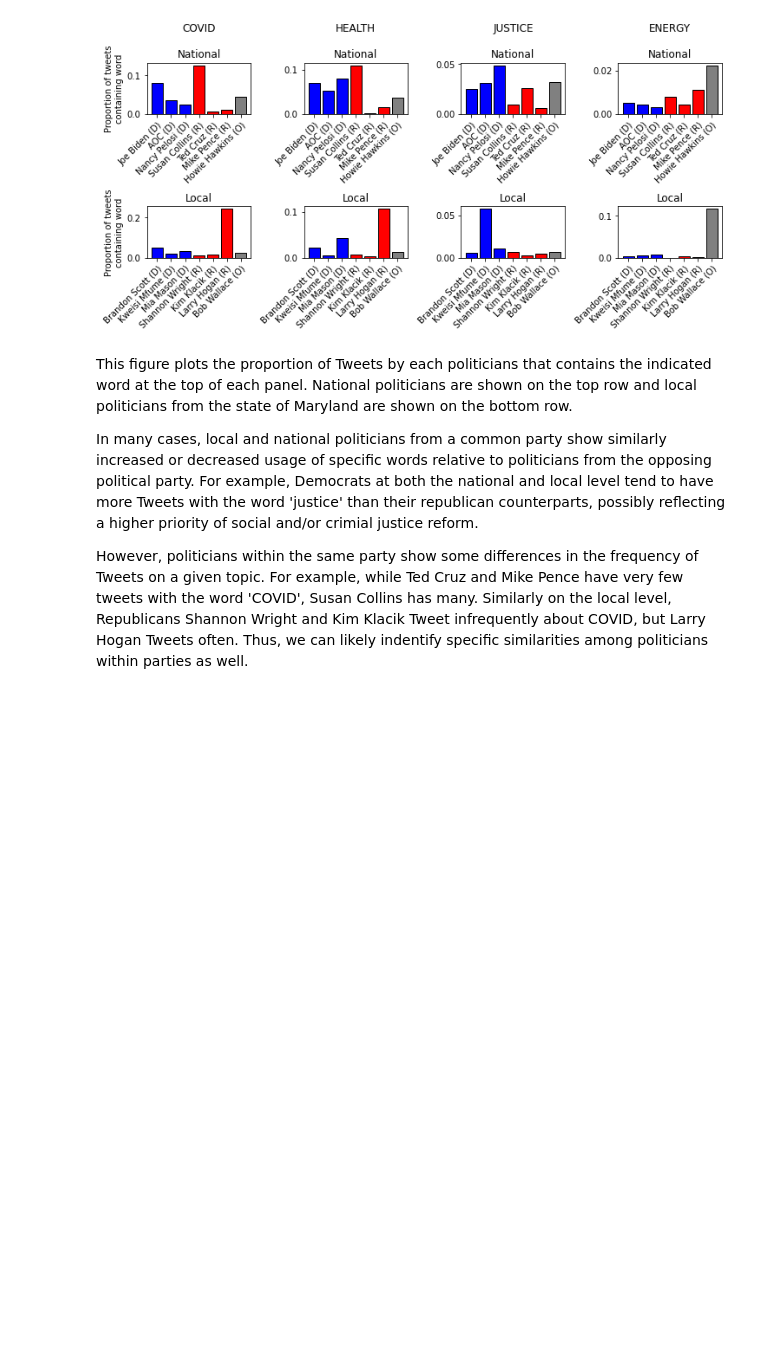
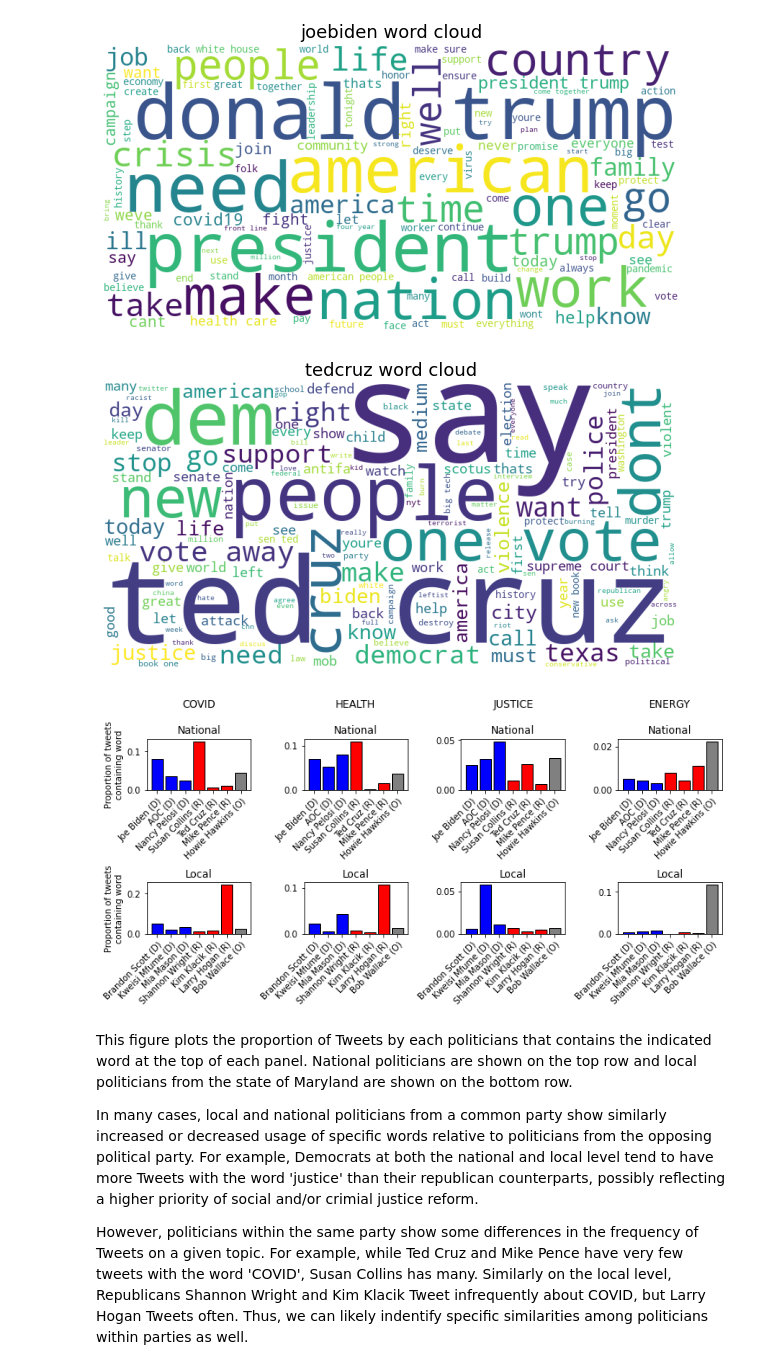
Before and after one commit to msternke/Proposal, a Jupyter notebook: Tweets_analysis.ipynb, the cells around one changed output. Drawn from its saved outputs; the diff is of its cells as text; code cells hidden in the pictures; blank space fills up the shorter version.

```diff
--- a/Tweets_analysis.ipynb
+++ b/Tweets_analysis.ipynb
@@ -82,4 +82,26 @@ def create_dictionaries_of_tweets(file_list):
 
 national_politicians = create_dictionaries_of_tweets(national_data_files)
 local_politicians = create_dictionaries_of_tweets(local_data_files)
+# %%
+def plot_wordcloud(my_dict, politician):
+    '''Plots a word cloud for text of given politicians Tweets'''
+
+    wordcloud = WordCloud(width = 800, height = 400,
+                          background_color ='white',
+                          min_font_size = 10).generate(''.join(my_dict[politician]))
+
+    fig, ax = plt.subplots(figsize = (8, 8), facecolor = None)
+    plt.title(f'{politician} word cloud', fontsize=18)
+    plt.imshow(wordcloud)
+    plt.axis("off")
+    plt.tight_layout(pad = 0)
+    plt.show()
+
+    return(fig)
+
+biden_wordcloud = plot_wordcloud(national_politicians, 'joebiden')
+cruz_wordcloud = plot_wordcloud(national_politicians, 'tedcruz')
+# %% [output]
+[figure, added]
+[figure, added]
 # %%
```
Also changed, not shown: parts of 1 cell of this notebook, 2 other files.
